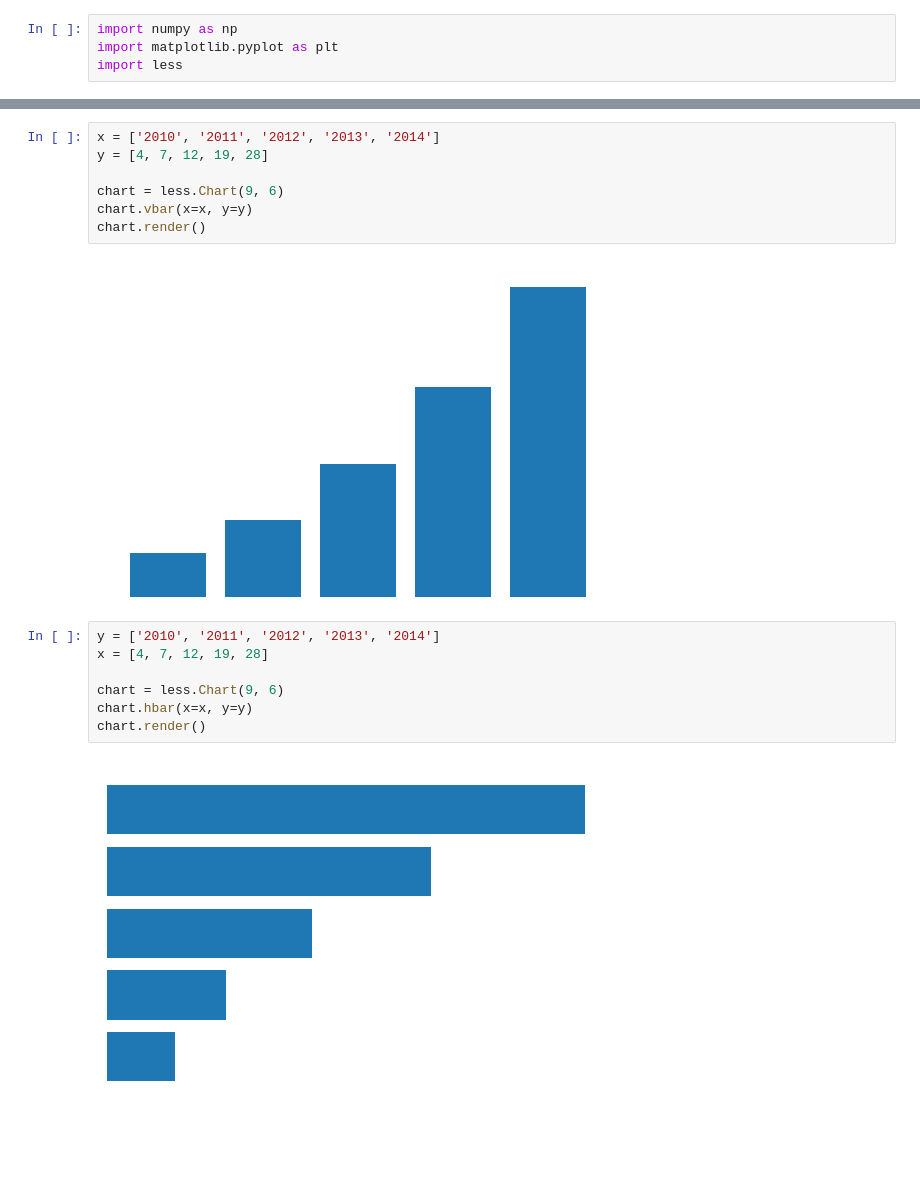
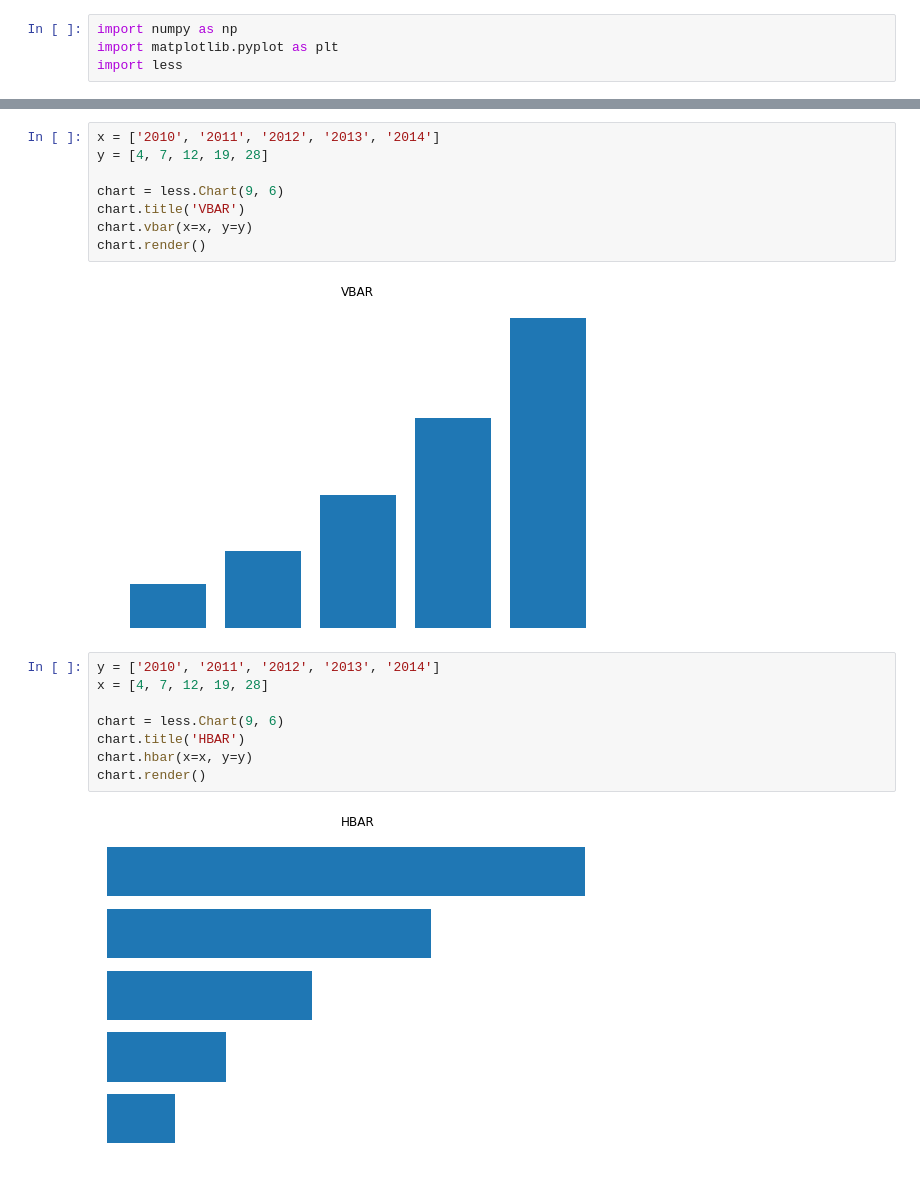
Before and after one commit to coreygirard/less, a Jupyter notebook: defaults.ipynb, the cells around one changed output, grey strips where cells are left out. Cells and saved outputs as stored; diff of their text form; blank space fills up the shorter version.

```diff
--- a/defaults.ipynb
+++ b/defaults.ipynb
@@ -25,19 +27,21 @@ x = ['2010', '2011', '2012', '2013', '2014']
 y = [4, 7, 12, 19, 28]
 
 chart = less.Chart(9, 6)
+chart.title('VBAR')
 chart.vbar(x=x, y=y)
 chart.render()
 # %% [output]
-[figure, old version]
+[figure, new version]
 # %%
 y = ['2010', '2011', '2012', '2013', '2014']
 x = [4, 7, 12, 19, 28]
 
 chart = less.Chart(9, 6)
+chart.title('HBAR')
 chart.hbar(x=x, y=y)
 chart.render()
 # %% [output]
-[figure, old version]
+[figure, new version]
 # %%
 x = np.array([0, 1, 2]*100)
 y = np.random.random(300)**2 + x/4
```
Also changed, not shown: parts of 4 cells of this notebook, 5 other files.
